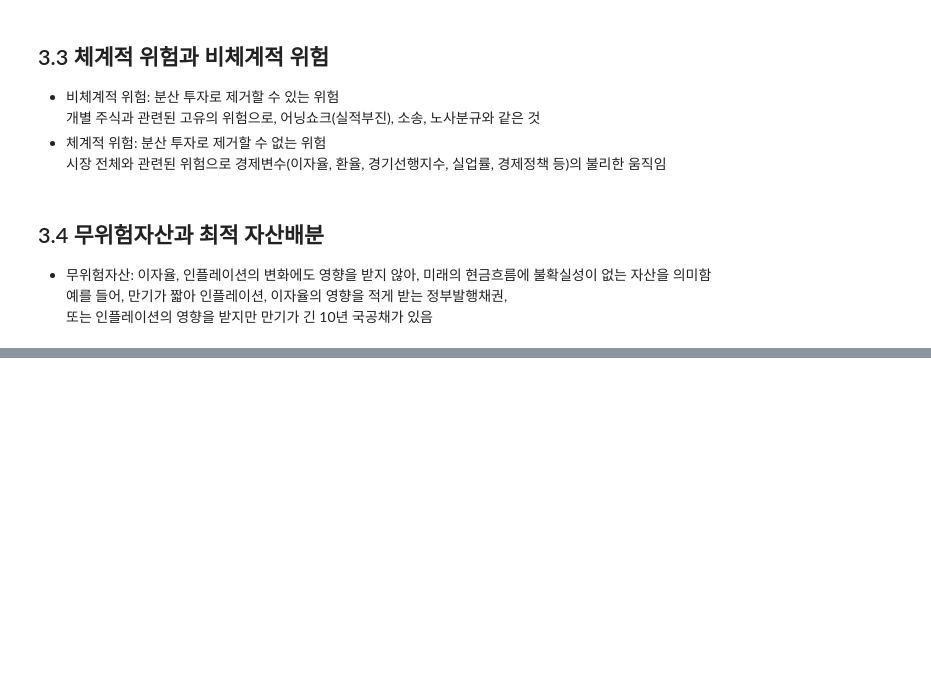
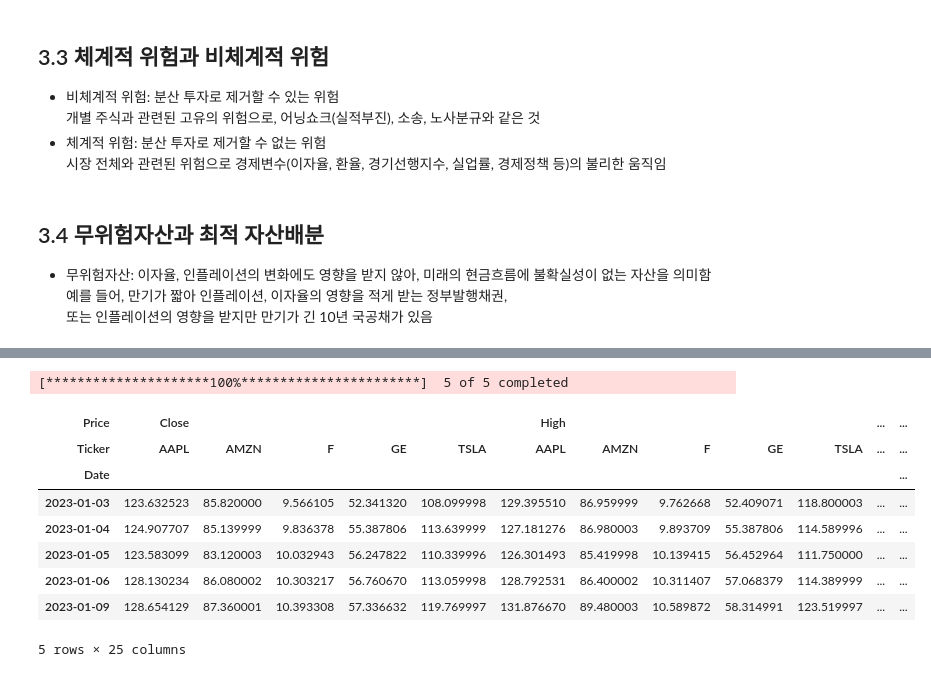
Before and after one commit to thejsw/Quant, a Jupyter notebook: PythonPortfolio.ipynb, the cells around one changed output, grey strips where cells are left out. Drawn from its saved outputs; the diff is of its cells as text; code cells hidden in the pictures; blank space fills up the shorter version.

```diff
--- a/PythonPortfolio.ipynb
+++ b/PythonPortfolio.ipynb
@@ -395,0 +437,18 @@ print(meanReturns)
+# %%
+tickers = ['AAPL', 'F', 'AMZN', 'GE', 'TSLA']
+
+adjClose = pd.DataFrame()
+
+adjClose = yf.download(tickers, start='2023-01-01')
+adjClose.head(5)
+# %% [output]
+[*********************100%***********************]  5 of 5 completed
+| Price | Close |  |  |  |  | High |  |  |  |  | ... | ... |
+| Ticker | AAPL | AMZN | F | GE | TSLA | AAPL | AMZN | F | GE | TSLA | ... | ... |
+| Date |  |  |  |  |  |  |  |  |  |  |  | ... |
+| 2023-01-03 | 123.632523 | 85.820000 | 9.566105 | 52.341320 | 108.099998 | 129.395510 | 86.959999 | 9.762668 | 52.409071 | 118.800003 | ... | ... |
+| 2023-01-04 | 124.907707 | 85.139999 | 9.836378 | 55.387806 | 113.639999 | 127.181276 | 86.980003 | 9.893709 | 55.387806 | 114.589996 | ... | ... |
+| 2023-01-05 | 123.583099 | 83.120003 | 10.032943 | 56.247822 | 110.339996 | 126.301493 | 85.419998 | 10.139415 | 56.452964 | 111.750000 | ... | ... |
+| 2023-01-06 | 128.130234 | 86.080002 | 10.303217 | 56.760670 | 113.059998 | 128.792531 | 86.400002 | 10.311407 | 57.068379 | 114.389999 | ... | ... |
+| 2023-01-09 | 128.654129 | 87.360001 | 10.393308 | 57.336632 | 119.769997 | 131.876670 | 89.480003 | 10.589872 | 58.314991 | 123.519997 | ... | ... |
+5 rows × 25 columns
```
Also changed, not shown: parts of 21 cells of this notebook.
